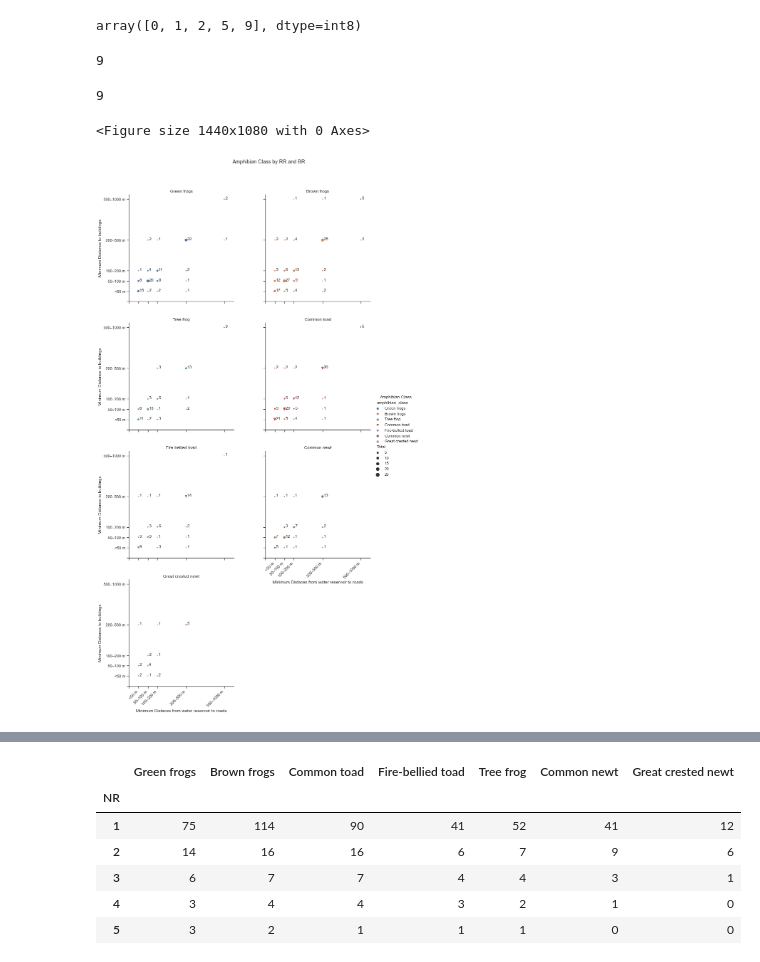
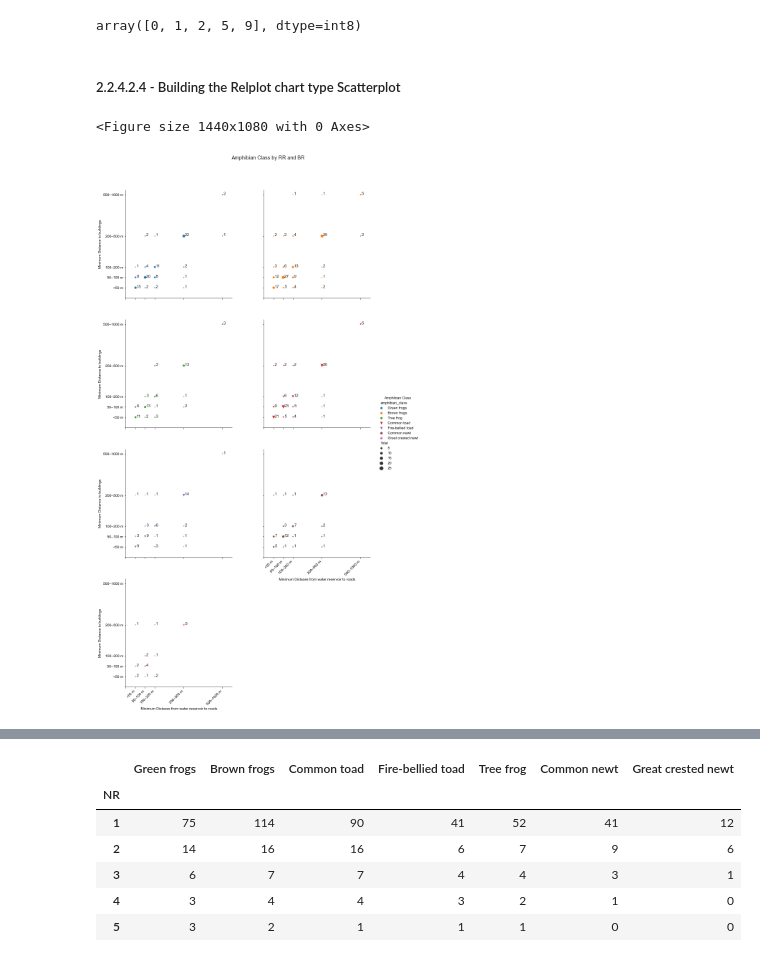
Before and after one commit to Renata-Thomazelli/amphibians, a Jupyter notebook: amphibians-Copy1.ipynb, the cells around one changed output, grey strips where cells are left out. Cells and saved outputs as stored; diff of their text form; code cells hidden in the pictures.

Commit message:
building scatter plots and FacetGrid

```diff
--- a/amphibians-Copy1.ipynb
+++ b/amphibians-Copy1.ipynb
@@ -1040,7 +1061,3 @@ new_df_grouped_minimum["BR"]=new_df_grouped_minimum["BR"].astype('int8')
 new_df_grouped_minimum.BR.unique()
 # %% [output]
 array([0, 1, 2, 5, 9], dtype=int8)
-# %%
-new_df_grouped_minimum.BR.unique().max()
-# %% [output]
-9
@@ -1049,7 +1064,5 @@ max_x = new_df_grouped_minimum.RR.unique().max()
-# %%
-max_x
-# %% [output]
-9
+# %% [markdown]
+##### 2.2.4.2.4 - Building the Relplot chart type Scatterplot
 # %%
 
 new_df_grouped_minimum = new_df_grouped_minimum.rename(columns={"amphibian class":"amphibian_class"})
@@ -1063,46 +1076,43 @@ sns.set(style="ticks", font='Arial')
 
 
 
-#print(res.axes[0])
-#print(res.axes[1])
-#print(new_df_grouped_minimum_filtered.itertuples())
-#ax = res.axes[0]
+plotnum = {'Green frogs': 0, 'Brown frogs': 1, 'Tree frog': 2,'Common toad':3,'Fire-bellied toad':4,'Common newt':5,'Great crested newt':6}
 
-plotnum = {'Green frogs': 0, 'Brown frogs': 1, 'Tree frog': 2,'Common toad':3,'Fire-bellied toad':4,'Common newt':5,'Great crested newt':6}
-#print(type(max(new_df_grouped_minimum_filtered["RR"])))
 
 total_subplots = len(res.axes.flat)
-#print(total_subplots)
-#print(res.col_names)
 
 
 
+#Varibles to definy the ticks marks on axis x and y.
 max_x = new_df_grouped_minimum.RR.unique()
 max_x_comp = np.insert(max_x,0,-1)
-#print(type(max_x))
-#print(max_x_comp)
+
 max_y = new_df_grouped_minimum.BR.unique()
 max_y_comp = np.insert(max_y,0,-1)
-#print(max_y_comp)
 
+#Loop to iterate over each subplot
 for ax in res.axes.flat:
+    #Defining the ticks marks
     ax.set_xticks(max_x_comp)
     ax.set_yticks(max_y_comp)
+
+    #Defining axis x limit, we make it a little big to insert the annotation over each dot.
     ax.set_xlim(-1, int(max(new_df_grouped_minimum_filtered["RR"]+1)))
+
+    #Personalizing the x and y ticks labels
     xticks = ax.get_xticks()
     xticklabels = ['' if x == -1 else'<50 m' if x == 0 else'50–100 m' if x== 1 else '100–200 m' if x == 2 else '200–500 m' if x == 5 else '500–1000 m' if x== 9 else '>1000 m' if x == 10 else str(x) for x in xticks]
     ax.set_xticklabels(xticklabels,rotation=45, ha='right')
-
     yticks = ax.get_yticks()
     yticklabels = ['' if x == -1 else'<50 m' if x == 0 else'50–100 m' if x== 1 else '100–200 m' if x == 2 else '200–500 m' if x == 5 else '500–1000 m' if x== 9 else '>1000 m' if x == 10 else str(x) for x in xticks]
     ax.set_yticklabels(yticklabels)
 
-# Ajustando o espaçamento entre os subplots
+# Adjusting the space between plots
 plt.subplots_adjust(hspace=0.2, wspace=0.3)
 res.set_axis_labels('Minimum Distaces from water reservoir to roads', 'Minimum Distance to buildings')
-# Adicionando um título acima dos subplots
+# Adding a principal title over subplots
 res.fig.suptitle('Amphibian Class by RR and BR',y=1.05,fontdict = {'fontsize':18,'fontweight':'heavy','fontstretch':'expanded'})
-res.set_titles(col_template="{col_name}")
+res.set_titles(col_template="")#{col_name}
 # Alterando o nome da coluna
 res._legend.set_title("Amphibian Class")
 
@@ -1115,31 +1125,31 @@ while total_subplots > subplot_position:
 
 
     for row in new_df_grouped_minimum_filtered.itertuples():
         #print(row)
         #print(f"plot {res.col_names[subplot_position]}")
         #print(f"itertuples {row[1]}")
         if res.col_names[subplot_position] == row.amphibian_class:
         #    print("igual")
 
         #print(row[1])
             x = row[4]
             y = row[5]
             text = row[6]
             axt = res.axes.flat[subplot_position]
             axt.text(x+0.1,y,text, horizontalalignment='left')
 
         #else:
         #    print (f"{res.col_names[subplot_position]} é diferente de {row[1]}")
         #    print (f"{len(res.col_names[subplot_position])} é diferente de {len(row[1])}")
         #    print (f"{type(res.col_names[subplot_position])} é diferente de {type(row[1])}")
 
     subplot_position =  subplot_position+1
 
 res.fig.savefig("relplotforRRandBR.png", dpi=300, bbox_inches="tight")
 plt.show()
 #https://stackoverflow.com/questions/58714451/add-text-to-each-point-in-a-seaborn-relplot
 #https://stackoverflow.com/questions/67394044/how-to-customize-titles-and-y-labels-in-a-relplot
 #https://stackoverflow.com/questions/59774698/annotate-text-in-facetgrid-of-sns-relplot
 # %% [output]
 <Figure size 1440x1080 with 0 Axes>
-[figure, old version]
+[figure, new version]
```
Also changed, not shown: parts of 57 cells of this notebook, 9 other files.
